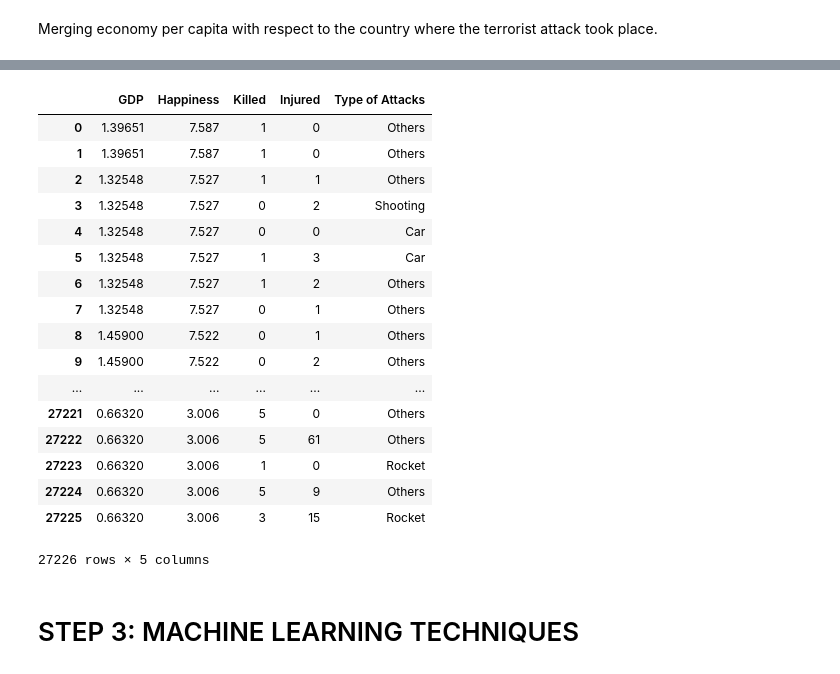
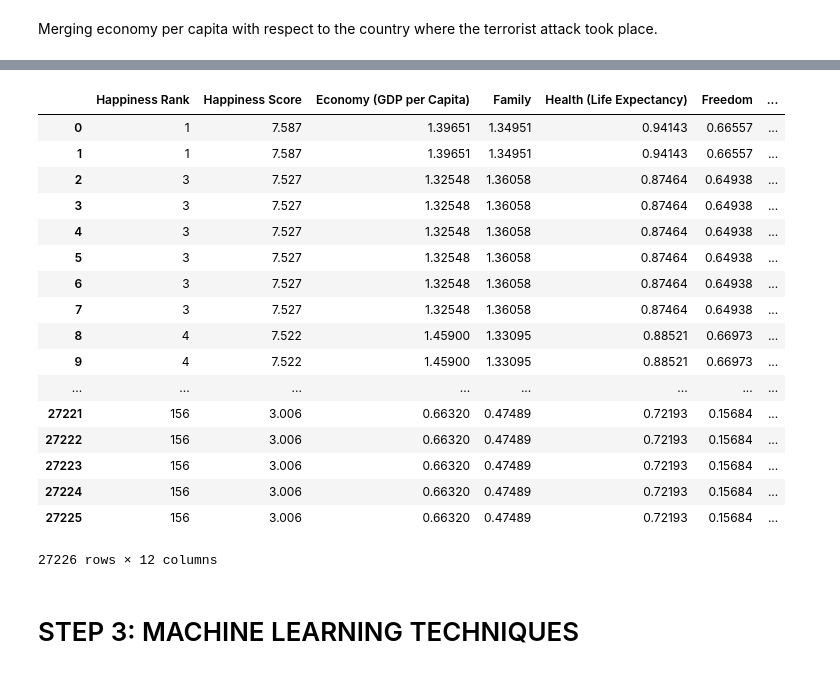
Before and after one commit to ekomurcu/terrorism-analysis, a Jupyter notebook: Terrorism-Happiness-Analysis.ipynb, the cells around one changed output, grey strips where cells are left out. Saved outputs shown, nothing was run; the diff lists cells and outputs as text; code cells hidden in the pictures.

```diff
--- a/Terrorism-Happiness-Analysis.ipynb
+++ b/Terrorism-Happiness-Analysis.ipynb
@@ -676,8 +695,6 @@ As we can see from the Syria, the error is almost 0.86-0.74=0.12 which is quite
 Merging economy per capita with respect to the country where the terrorist attack took place.
 # %%
 econ=pd.DataFrame()
-econ["Country"]=df15["Country"]
-econ["GDP"]=df15["Economy (GDP per Capita)"]
-econ["Happiness"]=df15["Happiness Score"]
+econ=df15
 econ
 # %% [output]
@@ -702,30 +719,34 @@ econ
 # %%
+#Merging two datasets
 dfmerg155=pd.merge( econ, df2, on='Country', how='inner')
+#dropping unrelated unwanted unnecessary columns
 dfmerg155=dfmerg155.drop(columns='Unnamed: 0')
 dfmerg155=dfmerg155.drop(columns='Date')
 dfmerg155=dfmerg155.drop(columns='City')
 dfmerg155=dfmerg155.drop(columns='Description')
 dfmerg155=dfmerg155.drop(columns='Country')
+dfmerg155=dfmerg155.drop(columns='Region')
+dfmerg155=dfmerg155.drop(columns='Standard Error')
 dfmerg155
 # %% [output]
-|  | GDP | Happiness | Killed | Injured | Type of Attacks |
-| 0 | 1.39651 | 7.587 | 1 | 0 | Others |
-| 1 | 1.39651 | 7.587 | 1 | 0 | Others |
-| 2 | 1.32548 | 7.527 | 1 | 1 | Others |
-| 3 | 1.32548 | 7.527 | 0 | 2 | Shooting |
-| 4 | 1.32548 | 7.527 | 0 | 0 | Car |
-| 5 | 1.32548 | 7.527 | 1 | 3 | Car |
-| 6 | 1.32548 | 7.527 | 1 | 2 | Others |
-| 7 | 1.32548 | 7.527 | 0 | 1 | Others |
-| 8 | 1.45900 | 7.522 | 0 | 1 | Others |
-| 9 | 1.45900 | 7.522 | 0 | 2 | Others |
-| ... | ... | ... | ... | ... | ... |
-| 27221 | 0.66320 | 3.006 | 5 | 0 | Others |
-| 27222 | 0.66320 | 3.006 | 5 | 61 | Others |
-| 27223 | 0.66320 | 3.006 | 1 | 0 | Rocket |
-| 27224 | 0.66320 | 3.006 | 5 | 9 | Others |
-| 27225 | 0.66320 | 3.006 | 3 | 15 | Rocket |
+|  | Happiness Rank | Happiness Score | Economy (GDP per Capita) | Family | Health (Life Expectancy) | Freedom | ... |
+| 0 | 1 | 7.587 | 1.39651 | 1.34951 | 0.94143 | 0.66557 | ... |
+| 1 | 1 | 7.587 | 1.39651 | 1.34951 | 0.94143 | 0.66557 | ... |
+| 2 | 3 | 7.527 | 1.32548 | 1.36058 | 0.87464 | 0.64938 | ... |
+| 3 | 3 | 7.527 | 1.32548 | 1.36058 | 0.87464 | 0.64938 | ... |
+| 4 | 3 | 7.527 | 1.32548 | 1.36058 | 0.87464 | 0.64938 | ... |
+| 5 | 3 | 7.527 | 1.32548 | 1.36058 | 0.87464 | 0.64938 | ... |
+| 6 | 3 | 7.527 | 1.32548 | 1.36058 | 0.87464 | 0.64938 | ... |
+| 7 | 3 | 7.527 | 1.32548 | 1.36058 | 0.87464 | 0.64938 | ... |
+| 8 | 4 | 7.522 | 1.45900 | 1.33095 | 0.88521 | 0.66973 | ... |
+| 9 | 4 | 7.522 | 1.45900 | 1.33095 | 0.88521 | 0.66973 | ... |
+| ... | ... | ... | ... | ... | ... | ... | ... |
+| 27221 | 156 | 3.006 | 0.66320 | 0.47489 | 0.72193 | 0.15684 | ... |
+| 27222 | 156 | 3.006 | 0.66320 | 0.47489 | 0.72193 | 0.15684 | ... |
+| 27223 | 156 | 3.006 | 0.66320 | 0.47489 | 0.72193 | 0.15684 | ... |
+| 27224 | 156 | 3.006 | 0.66320 | 0.47489 | 0.72193 | 0.15684 | ... |
+| 27225 | 156 | 3.006 | 0.66320 | 0.47489 | 0.72193 | 0.15684 | ... |
-27226 rows × 5 columns
+27226 rows × 12 columns
 # %% [markdown]
 # STEP 3: MACHINE LEARNING TECHNIQUES
 # %% [markdown]
```
Also changed, not shown: parts of 10 cells of this notebook.
